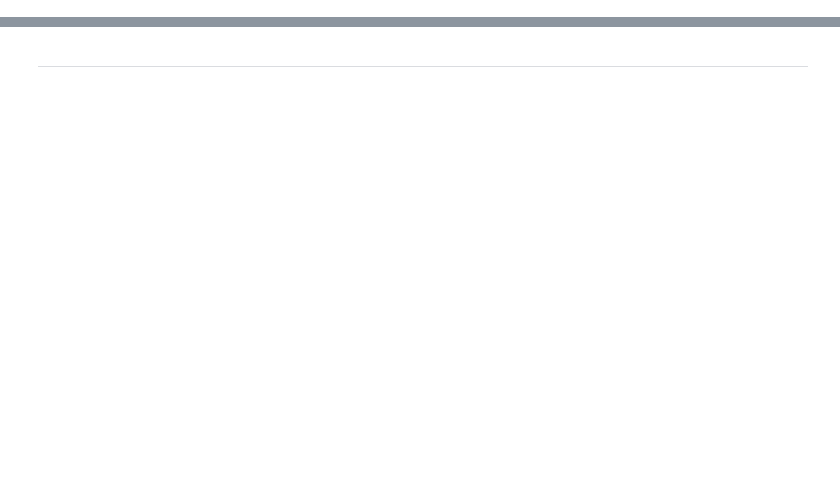
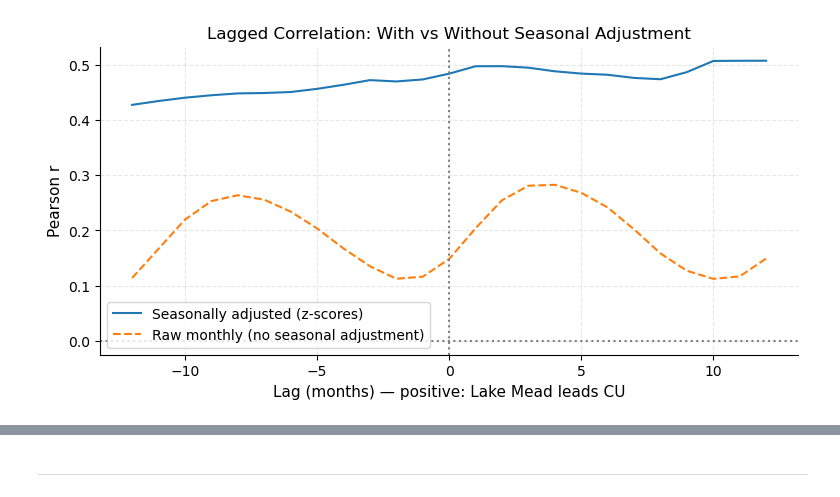
Before and after one commit to amnaomer1/LakeMead_ImperialDam_Omer, a Jupyter notebook: LakeMead_ImperialDam_Analysis.ipynb, the cells around one changed output, grey strips where cells are left out. Saved outputs shown, nothing was run; the diff lists cells and outputs as text; code cells hidden in the pictures; blank space fills up the shorter version.

```diff
--- a/LakeMead_ImperialDam_Analysis.ipynb
+++ b/LakeMead_ImperialDam_Analysis.ipynb
@@ -594,0 +310,11 @@ Lake Mead elevation therefore serves as an early indicator of forthcoming adjust
+# %%
+lagdf_raw = lm.simple_lag_scan_raw(
+    df_clean,
+    x_col="Elevation_ft",
+    y_col="ConsumptiveUse_af",
+    max_lag=12
+)
+
+lm.plot_lag_correlation_sensitivity(lagdf, lagdf_raw)
+# %% [output]
+[figure, added]
```
Also changed, not shown: parts of 32 cells of this notebook, 3 other files.
